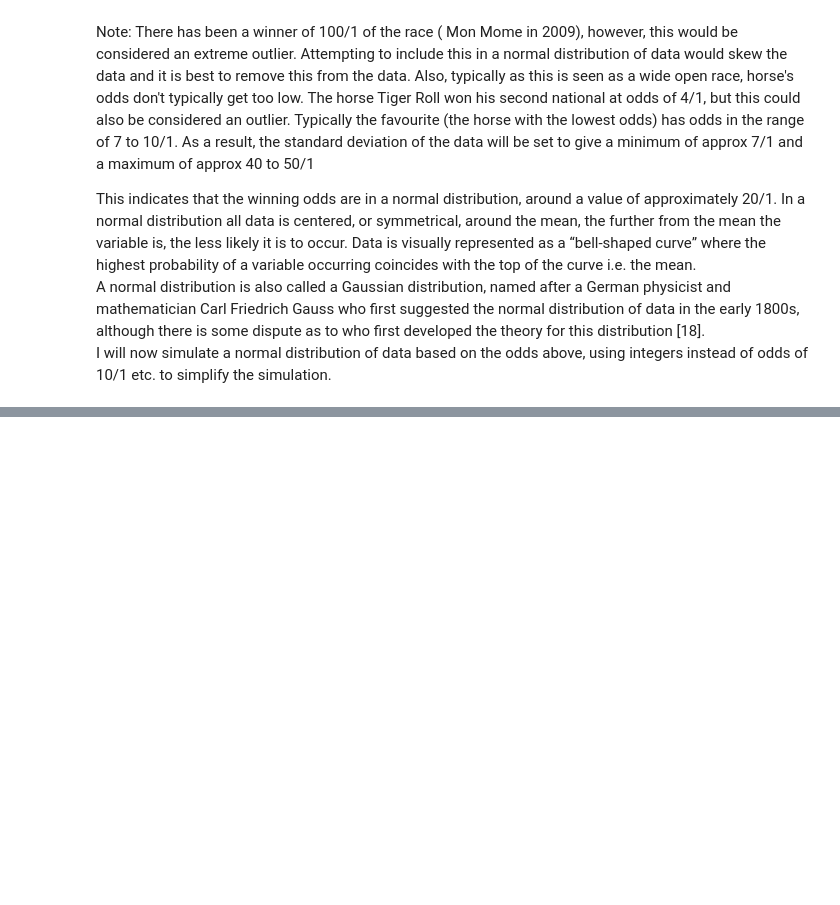
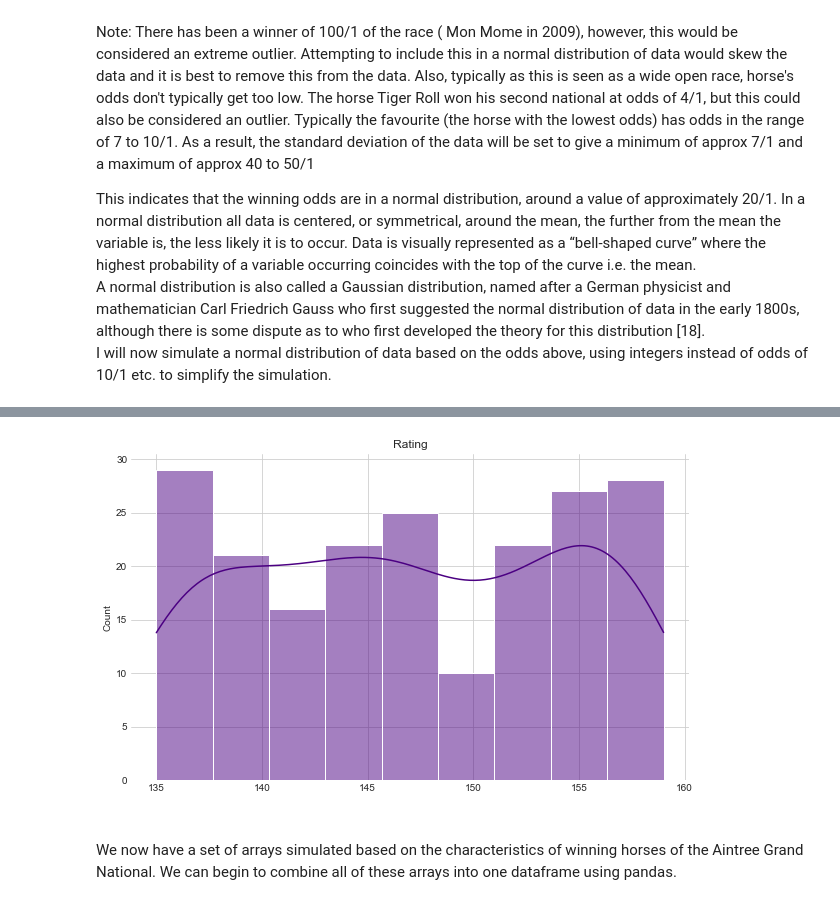
Before and after one commit to G00398275/PFDA-Simulate, a Jupyter notebook: Simulate.ipynb, the cells around one changed output, grey strips where cells are left out. Cells and saved outputs as stored; diff of their text form; code cells hidden in the pictures; blank space fills up the shorter version.

```diff
--- a/Simulate.ipynb
+++ b/Simulate.ipynb
@@ -291,0 +346,6 @@ I will now simulate a normal distribution of data based on the odds above, using
+# %%
+# Defining the random number generator
+rng = np.random.default_rng()
+# Setting the variables, min 135, max 160, 200 variables
+rating = rng.integers(low=135, high=160, size=200)
+rating
@@ -292,3 +369,16 @@ I will now simulate a normal distribution of data based on the odds above, using
+# %%
+# Plotting
+for style in ['whitegrid']:
+    sns.set_style(style)
+    sns.histplot(data = rating, color = 'indigo', kde = True,)
+    plt.title ("Rating")
+    plt.show()
+# %% [output]
+[figure, added]
+# %% [markdown]
+<br>
+
+We now have a set of arrays simulated based on the characteristics of winning horses of the Aintree Grand National. We can begin to combine all of these arrays into one dataframe using pandas.
 # %% [markdown]
 ## References
 ***
```
Also changed, not shown: parts of 12 cells of this notebook.
